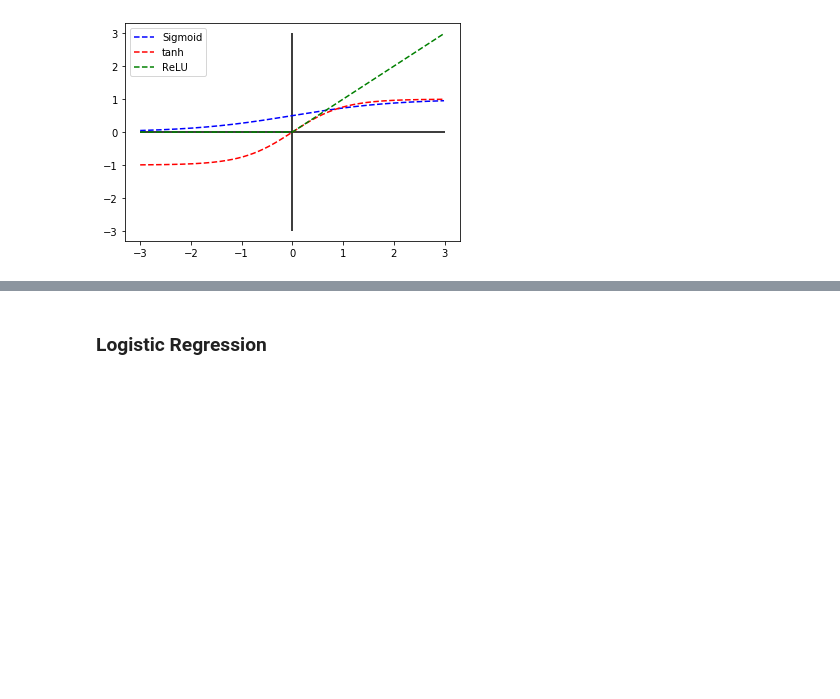
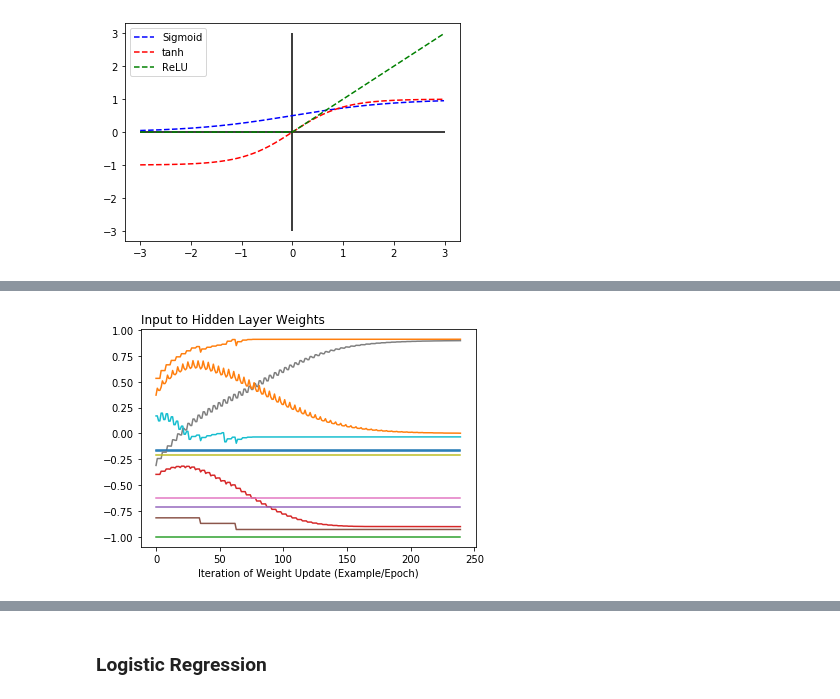
Before and after one commit to appliedecon/data602-lectures, a Jupyter notebook: week14/neural-networks.ipynb, the cells around one changed output, grey strips where cells are left out. Cells and saved outputs as stored; diff of their text form; code cells hidden in the pictures; blank space fills up the shorter version.

```diff
--- a/week14/neural-networks.ipynb
+++ b/week14/neural-networks.ipynb
@@ -178,0 +364,10 @@ This is why it takes a lot of effort and compute to train certain models. Since
+# %%
+import pandas as pd
+
+l0_1 = pd.DataFrame(l1_0_weights_)
+l0_1.plot(legend=None)
+plt.title('Input to Hidden Layer Weights', loc='left')
+plt.xlabel('Iteration of Weight Update (Example/Epoch)')
+plt.show()
+# %% [output]
+[figure, added]
```
Also changed, not shown: parts of 39 cells of this notebook.
